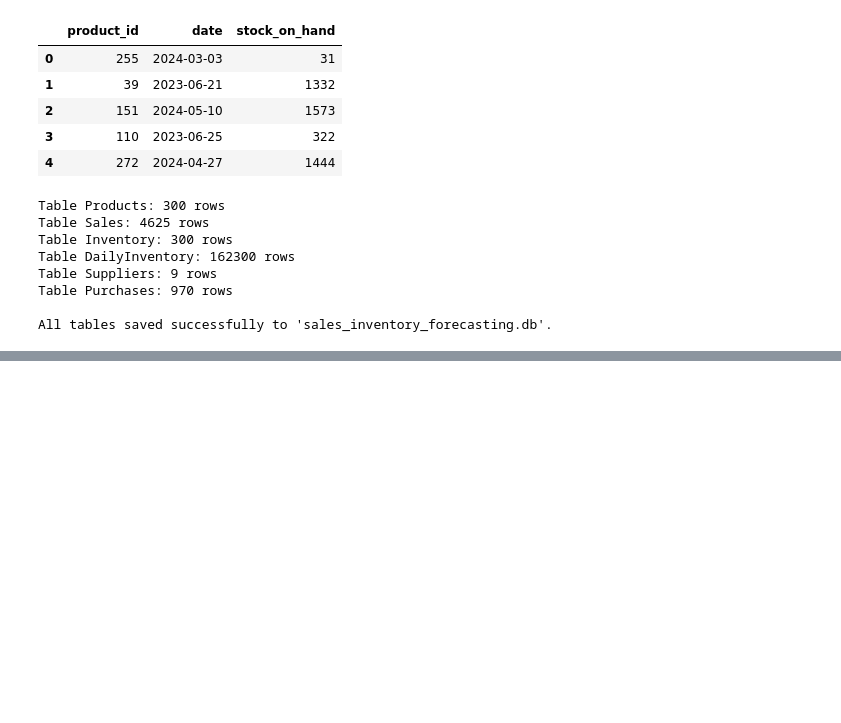
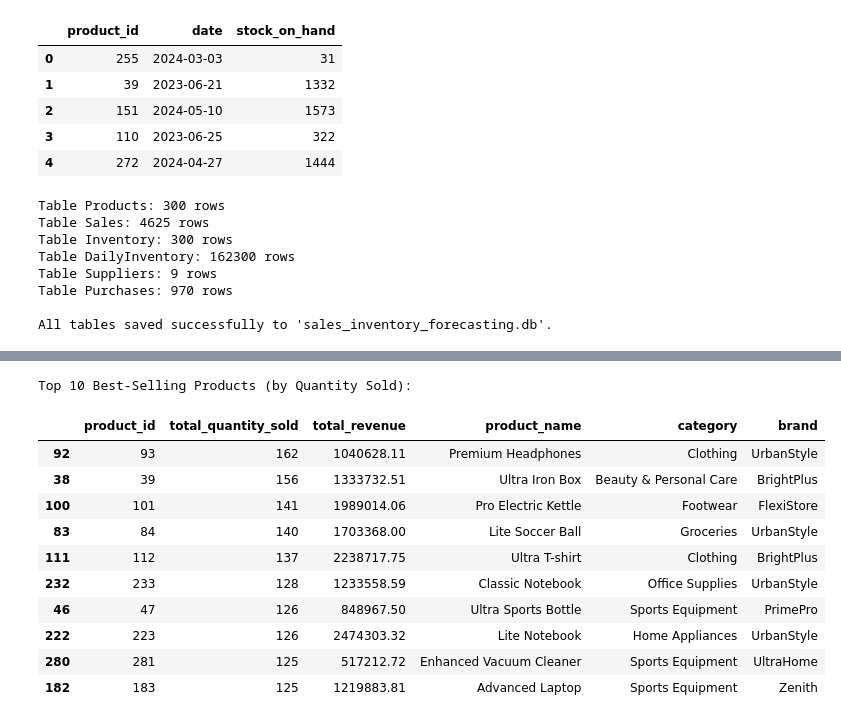
Before and after one commit to LinetLydia/Sales_and_Inventory_Forecasting_System, a Jupyter notebook: index.ipynb, the cells around one changed output, grey strips where cells are left out. Saved outputs shown, nothing was run; the diff lists cells and outputs as text; code cells hidden in the pictures; blank space fills up the shorter version.

```diff
--- a/index.ipynb
+++ b/index.ipynb
@@ -811,0 +950,42 @@ All tables saved successfully to 'sales_inventory_forecasting.db'.
+# %%
+#Top selling products (quantity and revenue)
+# Total quantity sold per product
+product_sales_qty = (
+    eda_sales.groupby("product_id")["quantity_sold"]
+    .sum()
+    .reset_index()
+    .rename(columns={"quantity_sold": "total_quantity_sold"})
+)
+
+# Total revenue per product
+product_sales_revenue = (
+    eda_sales.groupby("product_id")["revenue"]
+    .sum()
+    .reset_index()
+    .rename(columns={"revenue": "total_revenue"})
+)
+
+# Merge quantity + revenue + product name
+top_products = (
+    product_sales_qty.merge(product_sales_revenue, on="product_id")
+    .merge(eda_products[["product_id", "product_name", "category", "brand"]], on="product_id")
+)
+
+# Sort descending by quantity sold
+top_products_sorted = top_products.sort_values(by="total_quantity_sold", ascending=False).head(10)
+
+print("Top 10 Best-Selling Products (by Quantity Sold):")
+top_products_sorted
+# %% [output]
+Top 10 Best-Selling Products (by Quantity Sold):
+|  | product_id | total_quantity_sold | total_revenue | product_name | category | brand |
+| 92 | 93 | 162 | 1040628.11 | Premium Headphones | Clothing | UrbanStyle |
+| 38 | 39 | 156 | 1333732.51 | Ultra Iron Box | Beauty & Personal Care | BrightPlus |
+| 100 | 101 | 141 | 1989014.06 | Pro Electric Kettle | Footwear | FlexiStore |
+| 83 | 84 | 140 | 1703368.00 | Lite Soccer Ball | Groceries | UrbanStyle |
+| 111 | 112 | 137 | 2238717.75 | Ultra T-shirt | Clothing | BrightPlus |
+| 232 | 233 | 128 | 1233558.59 | Classic Notebook | Office Supplies | UrbanStyle |
+| 46 | 47 | 126 | 848967.50 | Ultra Sports Bottle | Sports Equipment | PrimePro |
+| 222 | 223 | 126 | 2474303.32 | Lite Notebook | Home Appliances | UrbanStyle |
+| 280 | 281 | 125 | 517212.72 | Enhanced Vacuum Cleaner | Sports Equipment | UltraHome |
+| 182 | 183 | 125 | 1219883.81 | Advanced Laptop | Sports Equipment | Zenith |
```
Also changed, not shown: parts of 8 cells of this notebook.
